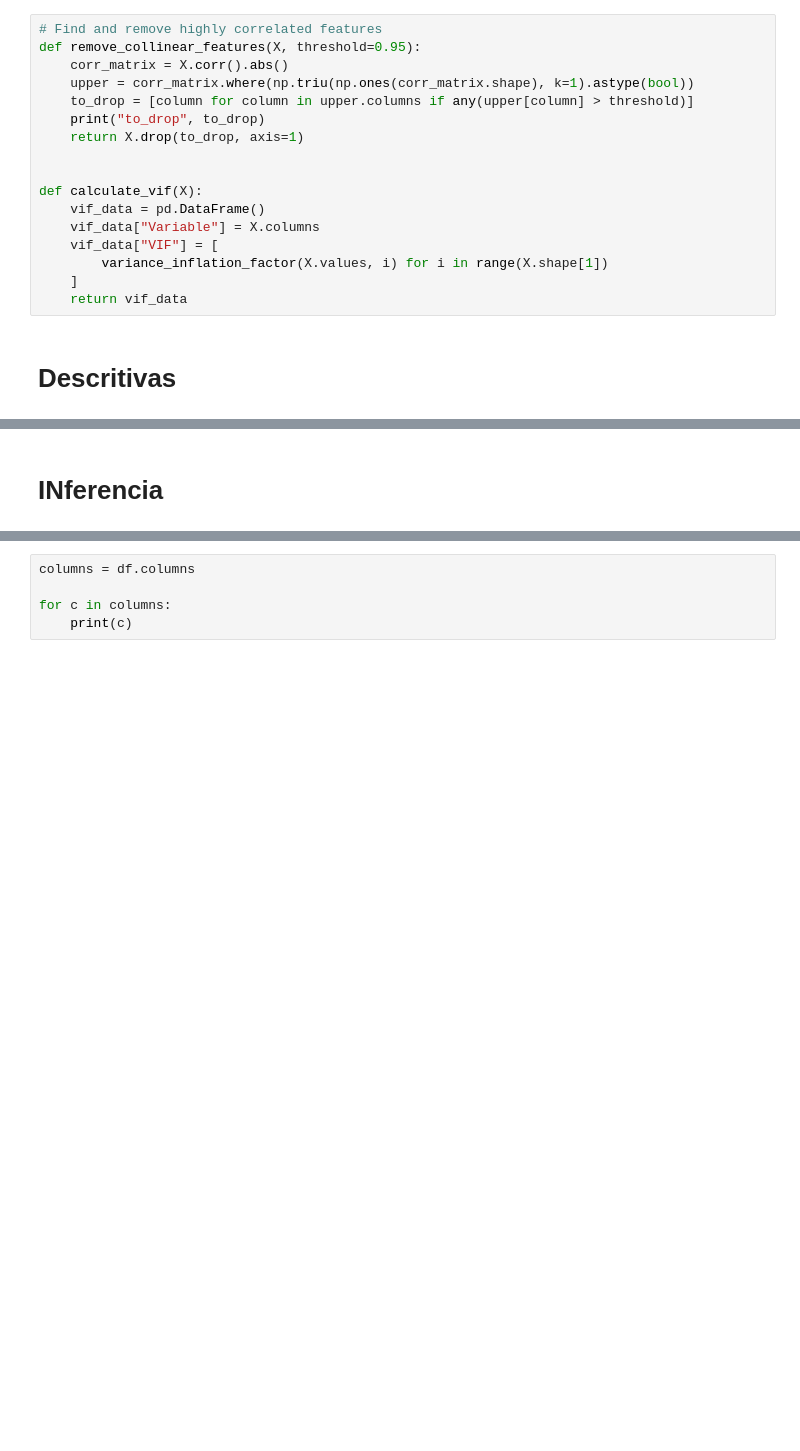
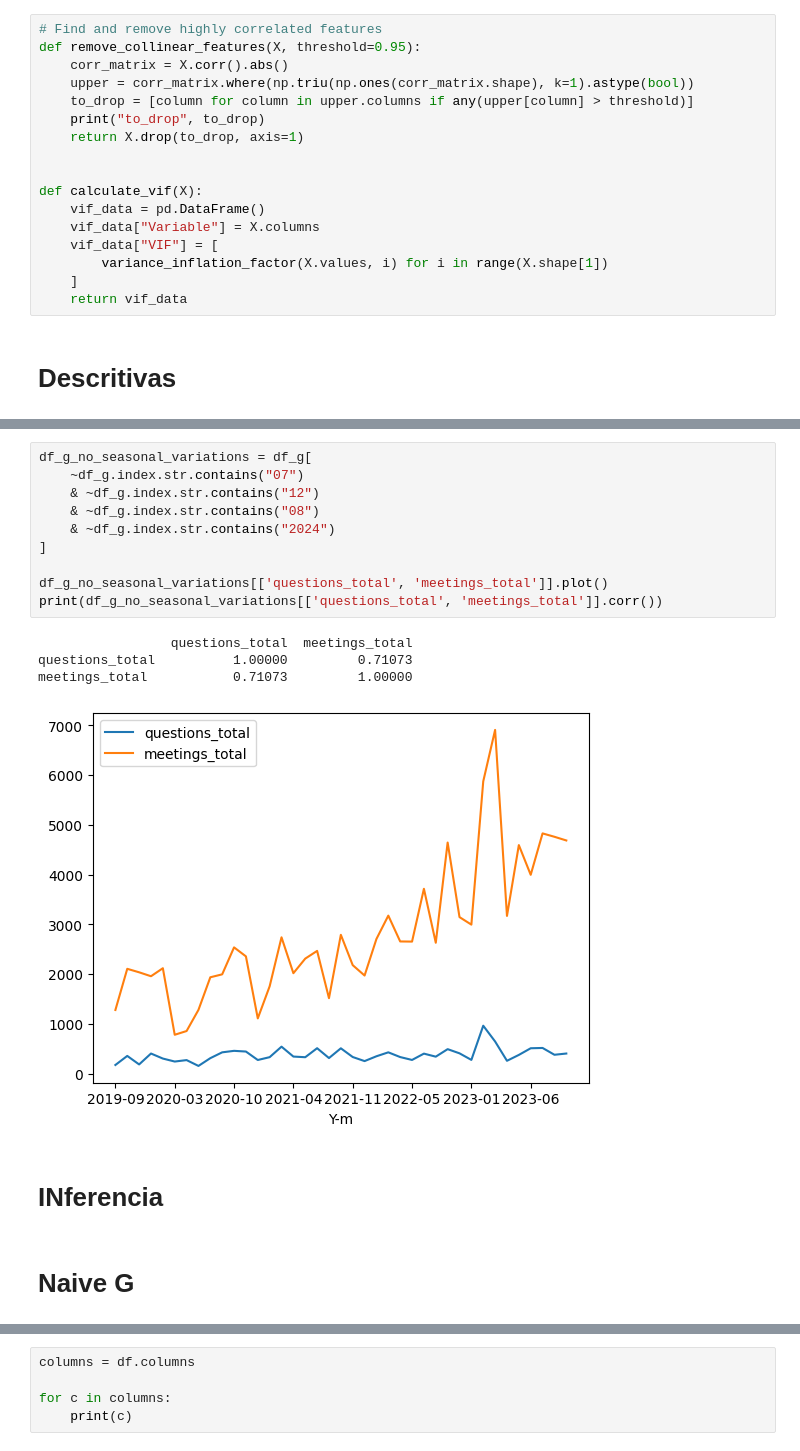
Before and after one commit to AcacioTelechi/thesis-lobbying-effects, a Jupyter notebook: 3.4_panel_data_w_topics.ipynb, the cells around one changed output, grey strips where cells are left out. Drawn from its saved outputs; the diff is of its cells as text; blank space fills up the shorter version.

```diff
--- a/3.4_panel_data_w_topics.ipynb
+++ b/3.4_panel_data_w_topics.ipynb
@@ -151,2 +149,19 @@ def calculate_vif(X):
+# %%
+df_g_no_seasonal_variations = df_g[
+    ~df_g.index.str.contains("07")
+    & ~df_g.index.str.contains("12")
+    & ~df_g.index.str.contains("08")
+    & ~df_g.index.str.contains("2024")
+]
+
+df_g_no_seasonal_variations[['questions_total', 'meetings_total']].plot()
+print(df_g_no_seasonal_variations[['questions_total', 'meetings_total']].corr())
+# %% [output]
+                 questions_total  meetings_total
+questions_total          1.00000         0.71073
+meetings_total           0.71073         1.00000
+[figure, added]
 # %% [markdown]
 # INferencia
+# %% [markdown]
+# Naive G
```
Also changed, not shown: parts of 12 cells of this notebook.
